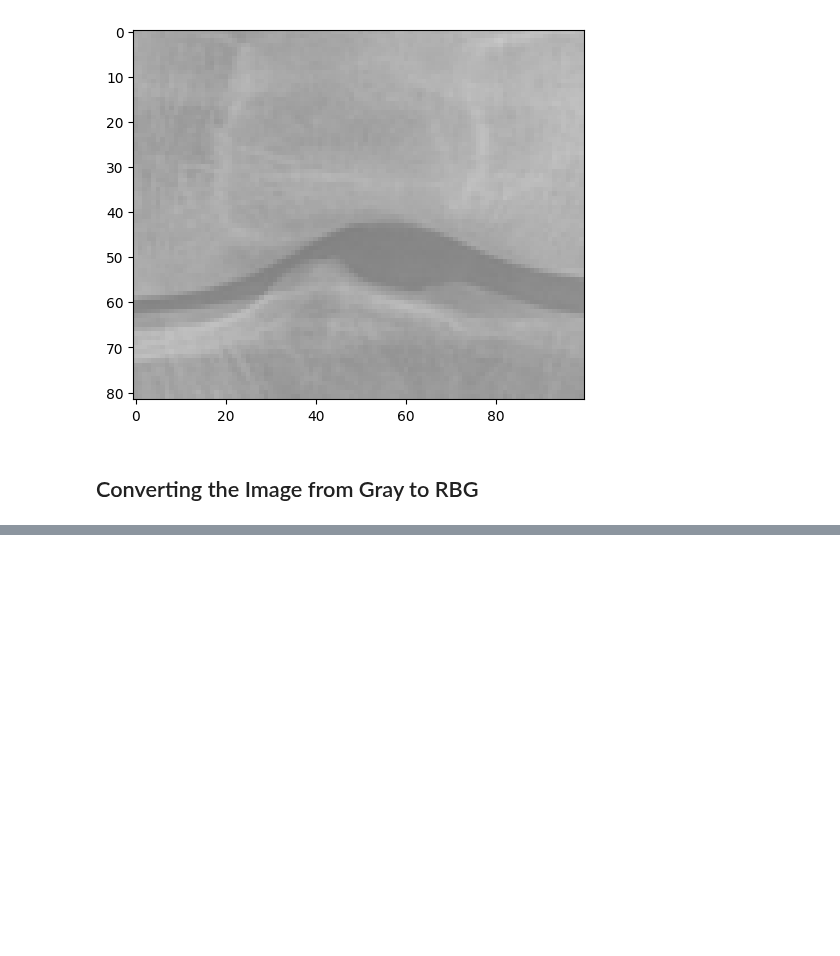
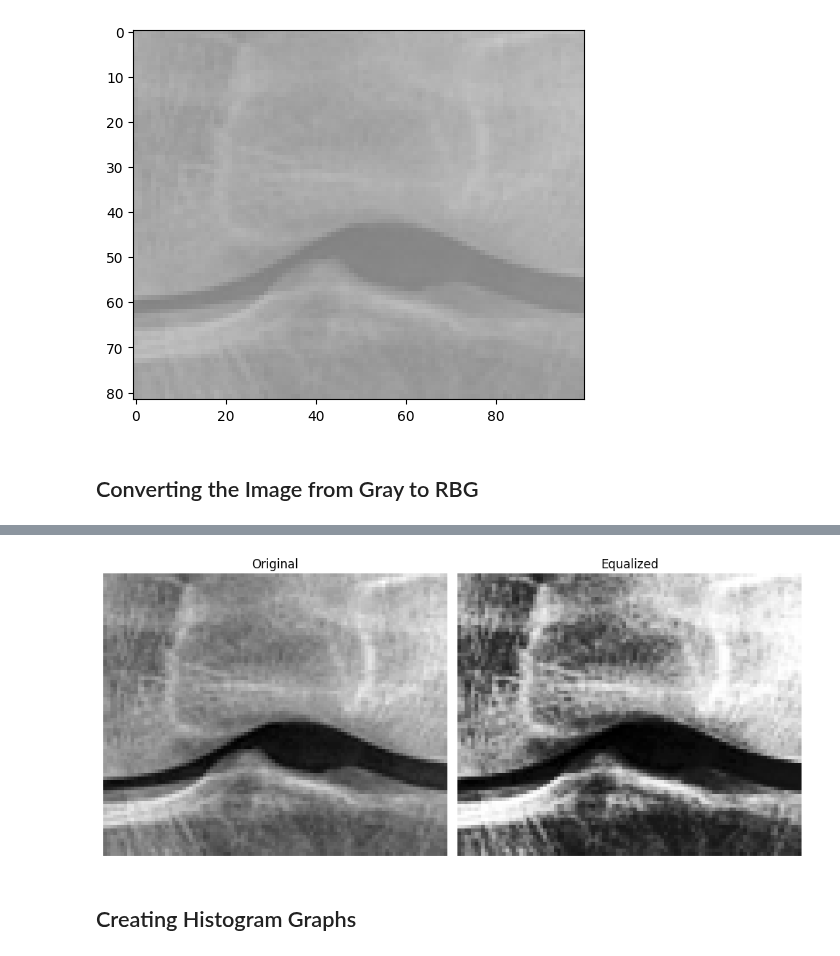
Before and after one commit to lolani24/knee-signal-processing-class-project, a Jupyter notebook: color_analysis_knee.ipynb, the cells around one changed output, grey strips where cells are left out. Cells and saved outputs as stored; diff of their text form; code cells hidden in the pictures; blank space fills up the shorter version.

```diff
--- a/color_analysis_knee.ipynb
+++ b/color_analysis_knee.ipynb
@@ -72,0 +77,4 @@ print(rgb_img.shape)
+# %%
+# histogram equalization - image processing of contrast adjustment using the image's histograme
+equalized = exposure.equalize_hist(gray)
+print(equalized)
@@ -72,0 +89,15 @@ print(rgb_img.shape)
+# %%
+#comparison of the original and equalized image
+fig, ax = plt.subplots(1, 2, figsize=(10, 5))
+ax[0].imshow(gray, cmap='gray')
+ax[0].set_title("Original")
+ax[1].imshow(equalized, cmap='gray')
+ax[1].set_title("Equalized")
+for a in ax:
+    a.axis('off')
+plt.tight_layout()
+plt.show()
+# %% [output]
+[figure, added]
+# %% [markdown]
+## Creating Histogram Graphs
```
Also changed, not shown: parts of 10 cells of this notebook.
